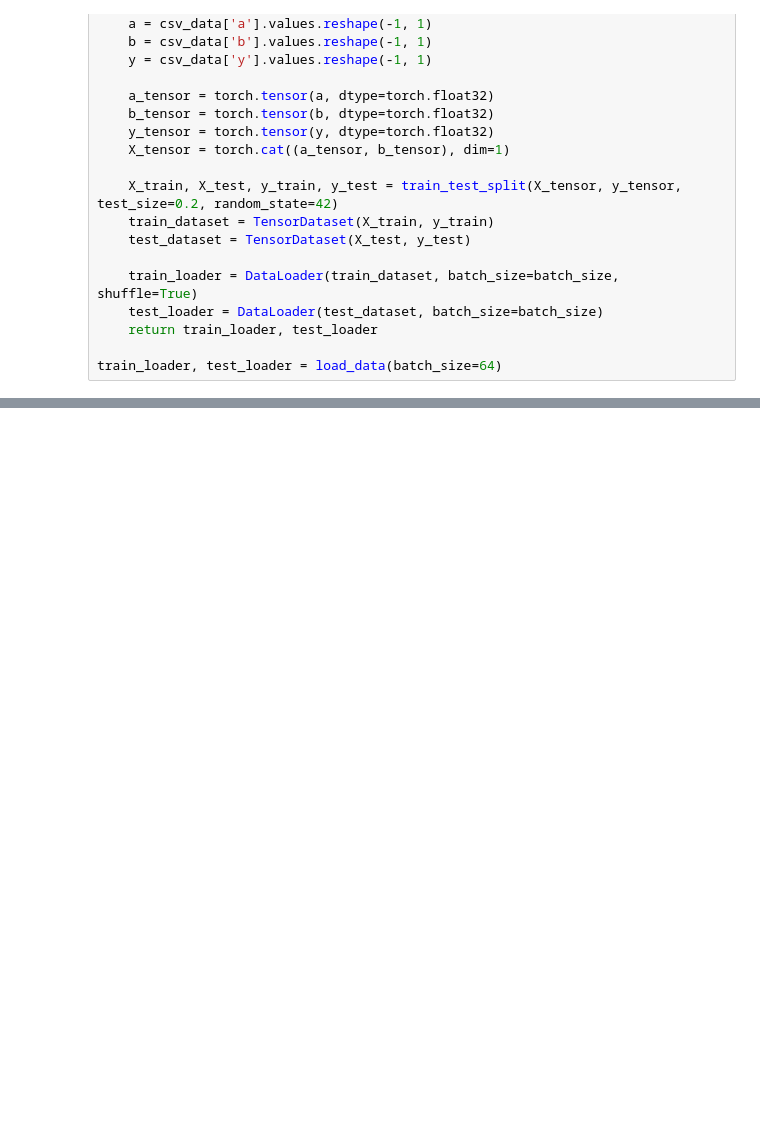
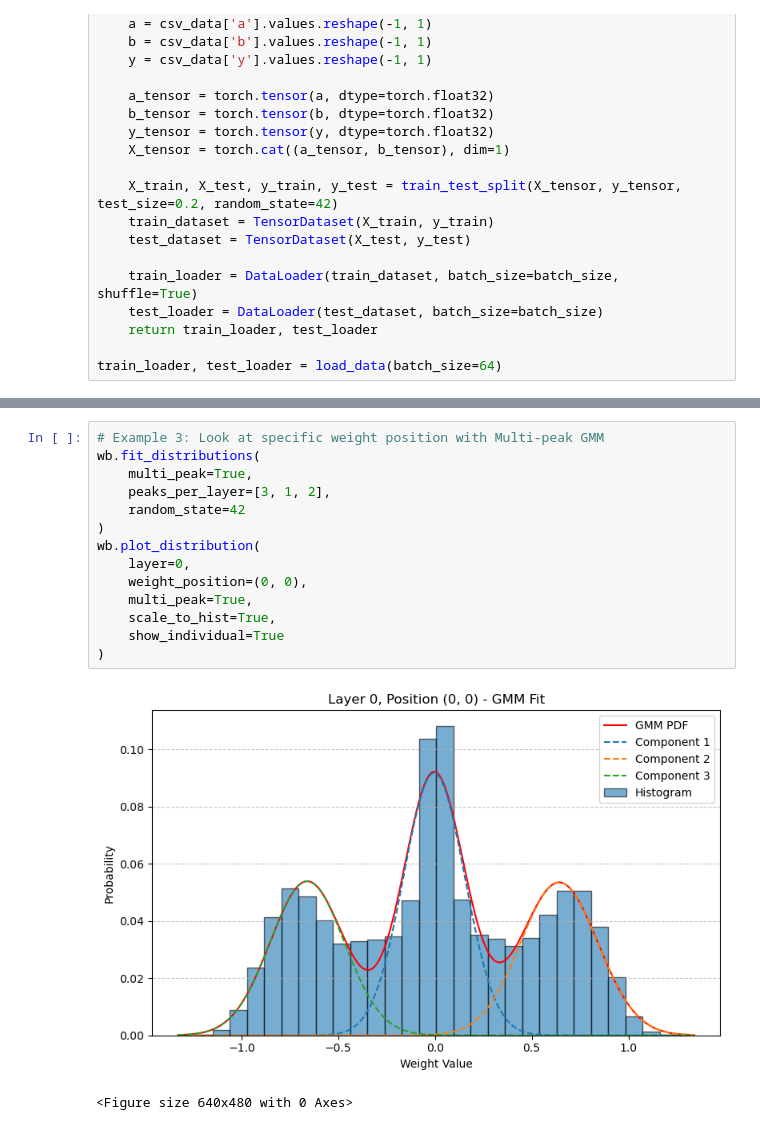
Before and after one commit to sharifware/Large-Scale-Design-and-Analysis-of-Neural-Networks, a Jupyter notebook: Notebooks/packageTest.ipynb, the cells around one changed output, grey strips where cells are left out. Cells and saved outputs as stored; diff of their text form; blank space fills up the shorter version.

```diff
--- a/Notebooks/packageTest.ipynb
+++ b/Notebooks/packageTest.ipynb
@@ -85,0 +135,17 @@ Attemps:0, successfull networks: 1
+# %%
+# Example 3: Look at specific weight position with Multi-peak GMM
+wb.fit_distributions(
+    multi_peak=True,
+    peaks_per_layer=[3, 1, 2],
+    random_state=42
+)
+wb.plot_distribution(
+    layer=0,
+    weight_position=(0, 0),
+    multi_peak=True,
+    scale_to_hist=True,
+    show_individual=True
+)
+# %% [output]
+[figure, added]
+<Figure size 640x480 with 0 Axes>
```
Also changed, not shown: parts of 4 cells of this notebook, 32 other files.
